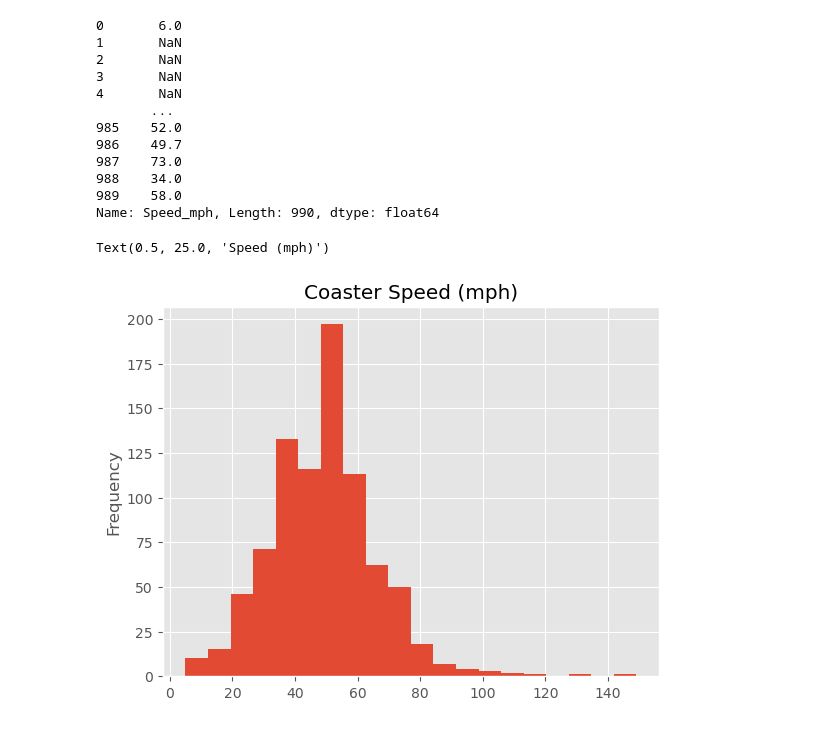
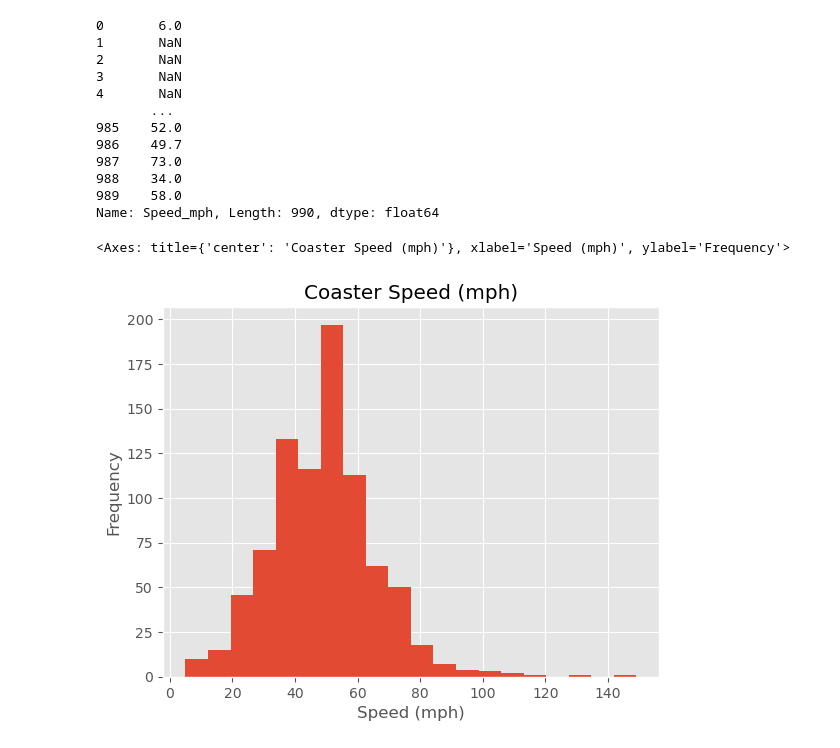
Before and after one commit to niranjan910/The-Rollercoaster-Database, a Jupyter notebook: Rollar_coaster_EDA.ipynb, the cells around one changed output. Drawn from its saved outputs; the diff is of its cells as text; code cells hidden in the pictures.

```diff
--- a/Rollar_coaster_EDA.ipynb
+++ b/Rollar_coaster_EDA.ipynb
@@ -326,8 +331,8 @@ Name: Speed_mph, Length: 990, dtype: float64
 # %%
 df['Speed_mph'].plot(kind='hist',
                           bins=20,
-                           title='Coaster Speed (mph)')
-                          xlabel('Speed (mph)')
+                          title='Coaster Speed (mph)',
+                          xlabel = ('Speed (mph)'))
 # %% [output]
-Text(0.5, 25.0, 'Speed (mph)')
+<Axes: title={'center': 'Coaster Speed (mph)'}, xlabel='Speed (mph)', ylabel='Frequency'>
-[figure, old version]
+[figure, new version]
```
Also changed, not shown: parts of 10 cells of this notebook.
